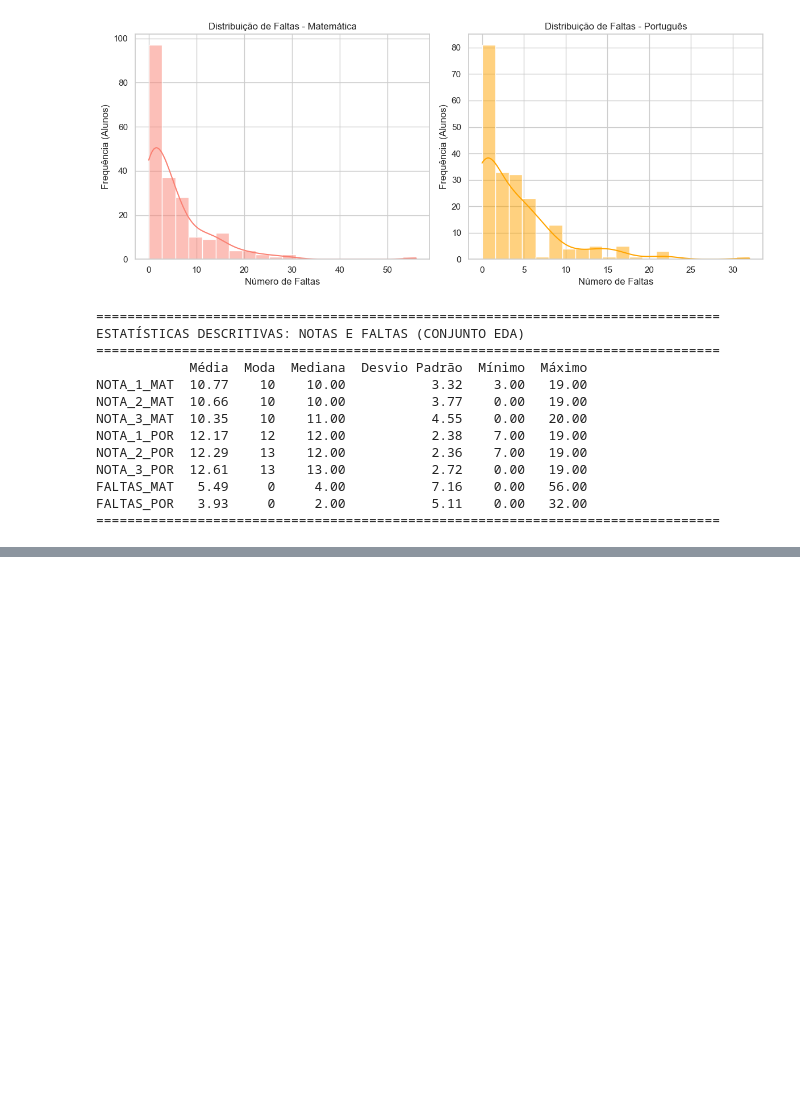
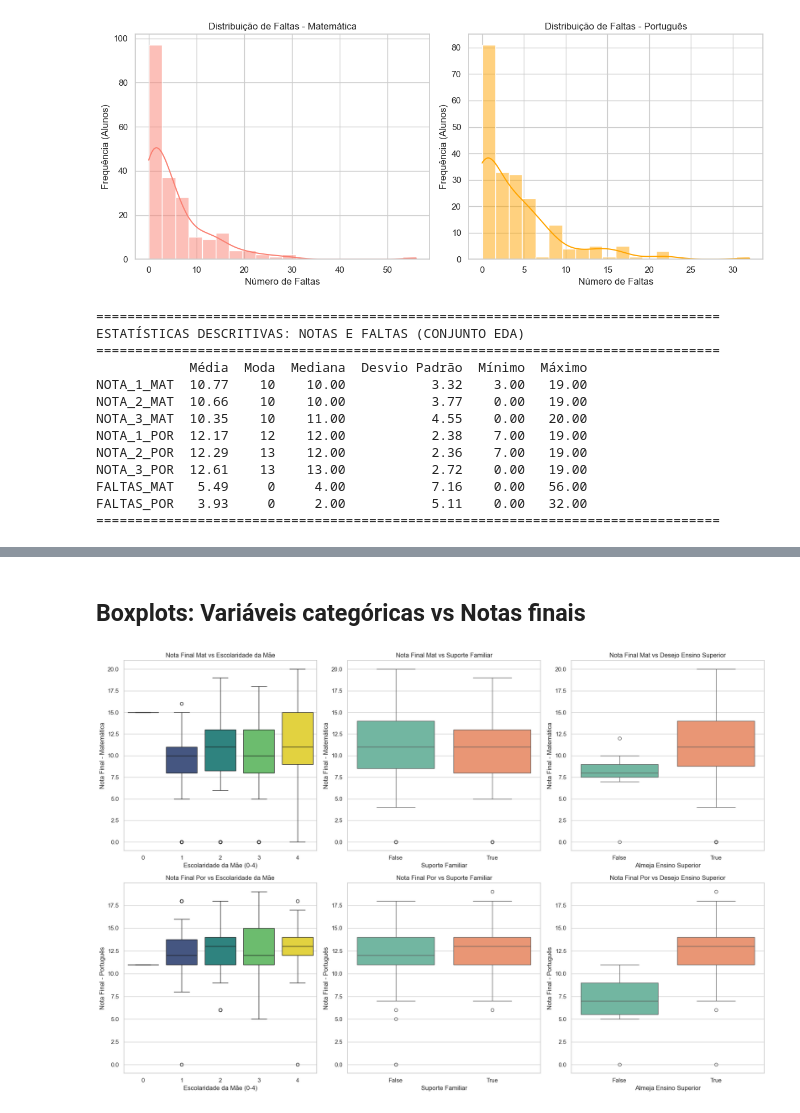
Before and after one commit to clebenjr/ep-ciencia-de-dados, a Jupyter notebook: T2/eda.ipynb, the cells around one changed output, grey strips where cells are left out. Drawn from its saved outputs; the diff is of its cells as text; code cells hidden in the pictures; blank space fills up the shorter version.

```diff
--- a/T2/eda.ipynb
+++ b/T2/eda.ipynb
@@ -119,0 +242,40 @@ FALTAS_POR   3.93     0     2.00           5.11    0.00   32.00
+# %% [markdown]
+## Boxplots: Variáveis categóricas vs Notas finais
+# %%
+# Boxplots: Nota final de Matemática (G3) vs variáveis categóricas relevantes
+fig, axes = plt.subplots(2, 3, figsize=(18, 12))
+
+sns.boxplot(x='ESCOLARIDADE_MAE', y='NOTA_3_MAT', hue='ESCOLARIDADE_MAE', data=df_eda, ax=axes[0, 0], palette='viridis', legend=False)
+axes[0, 0].set_title('Nota Final Mat vs Escolaridade da Mãe')
+axes[0, 0].set_xlabel('Escolaridade da Mãe (0-4)')
+axes[0, 0].set_ylabel('Nota Final - Matemática')
+
+sns.boxplot(x='SUPORTE_FAMILIAR', y='NOTA_3_MAT', hue='SUPORTE_FAMILIAR', data=df_eda, ax=axes[0, 1], palette='Set2', legend=False)
+axes[0, 1].set_title('Nota Final Mat vs Suporte Familiar')
+axes[0, 1].set_xlabel('Suporte Familiar')
+axes[0, 1].set_ylabel('Nota Final - Matemática')
+
+sns.boxplot(x='ALMEJA_ENSINO_SUPERIOR', y='NOTA_3_MAT', hue='ALMEJA_ENSINO_SUPERIOR', data=df_eda, ax=axes[0, 2], palette='Set2', legend=False)
+axes[0, 2].set_title('Nota Final Mat vs Desejo Ensino Superior')
+axes[0, 2].set_xlabel('Almeja Ensino Superior')
+axes[0, 2].set_ylabel('Nota Final - Matemática')
+
+sns.boxplot(x='ESCOLARIDADE_MAE', y='NOTA_3_POR', hue='ESCOLARIDADE_MAE', data=df_eda, ax=axes[1, 0], palette='viridis', legend=False)
+axes[1, 0].set_title('Nota Final Por vs Escolaridade da Mãe')
+axes[1, 0].set_xlabel('Escolaridade da Mãe (0-4)')
+axes[1, 0].set_ylabel('Nota Final - Português')
+
+sns.boxplot(x='SUPORTE_FAMILIAR', y='NOTA_3_POR', hue='SUPORTE_FAMILIAR', data=df_eda, ax=axes[1, 1], palette='Set2', legend=False)
+axes[1, 1].set_title('Nota Final Por vs Suporte Familiar')
+axes[1, 1].set_xlabel('Suporte Familiar')
+axes[1, 1].set_ylabel('Nota Final - Português')
+
+sns.boxplot(x='ALMEJA_ENSINO_SUPERIOR', y='NOTA_3_POR', hue='ALMEJA_ENSINO_SUPERIOR', data=df_eda, ax=axes[1, 2], palette='Set2', legend=False)
+axes[1, 2].set_title('Nota Final Por vs Desejo Ensino Superior')
+axes[1, 2].set_xlabel('Almeja Ensino Superior')
+axes[1, 2].set_ylabel('Nota Final - Português')
+
+plt.tight_layout()
+plt.show()
+# %% [output]
+[figure, added]
```
Also changed, not shown: parts of 19 cells of this notebook.
